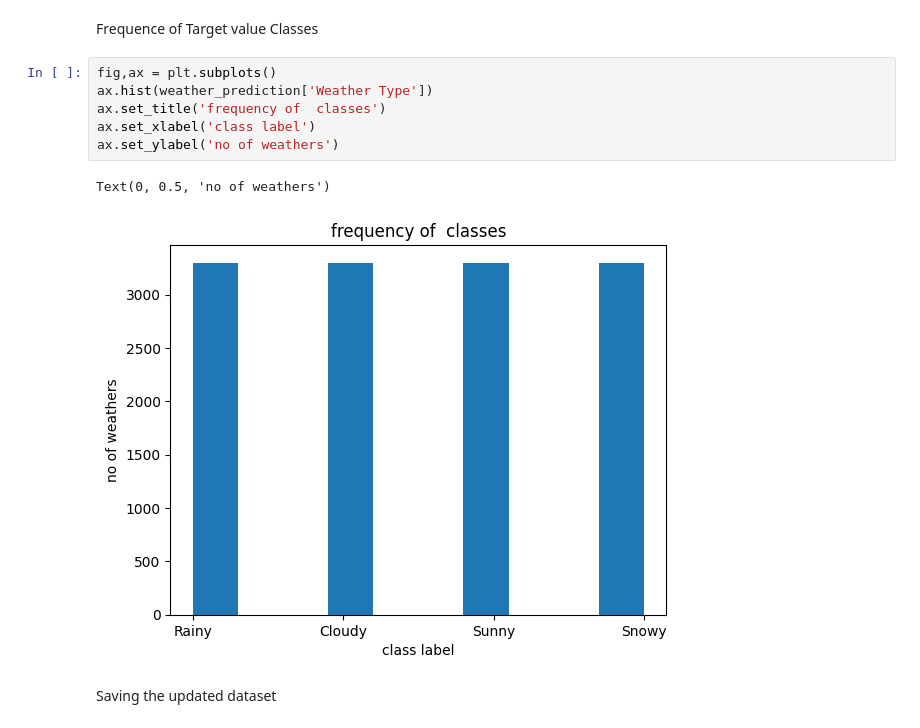
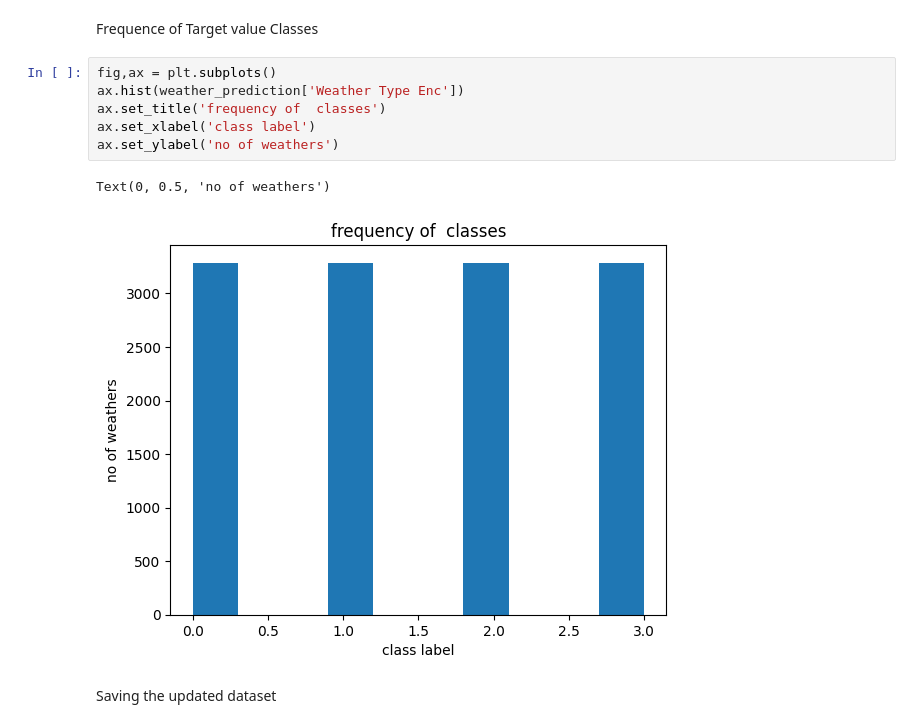
Before and after one commit to salim-miah/Weather-Prediction, a Jupyter notebook: datapreprocessing.ipynb, the cells around one changed output. Drawn from its saved outputs; the diff is of its cells as text.

```diff
--- a/datapreprocessing.ipynb
+++ b/datapreprocessing.ipynb
@@ -300,13 +300,13 @@ sns.heatmap(weather_prediction_corr, cmap = 'YlGnBu')
 Frequence of Target value Classes
 # %%
 fig,ax = plt.subplots()
-ax.hist(weather_prediction['Weather Type'])
+ax.hist(weather_prediction['Weather Type Enc'])
 ax.set_title('frequency of  classes')
 ax.set_xlabel('class label')
 ax.set_ylabel('no of weathers')
 # %% [output]
 Text(0, 0.5, 'no of weathers')
-[figure, old version]
+[figure, new version]
 # %% [markdown]
 Saving the updated dataset
 # %%
```
